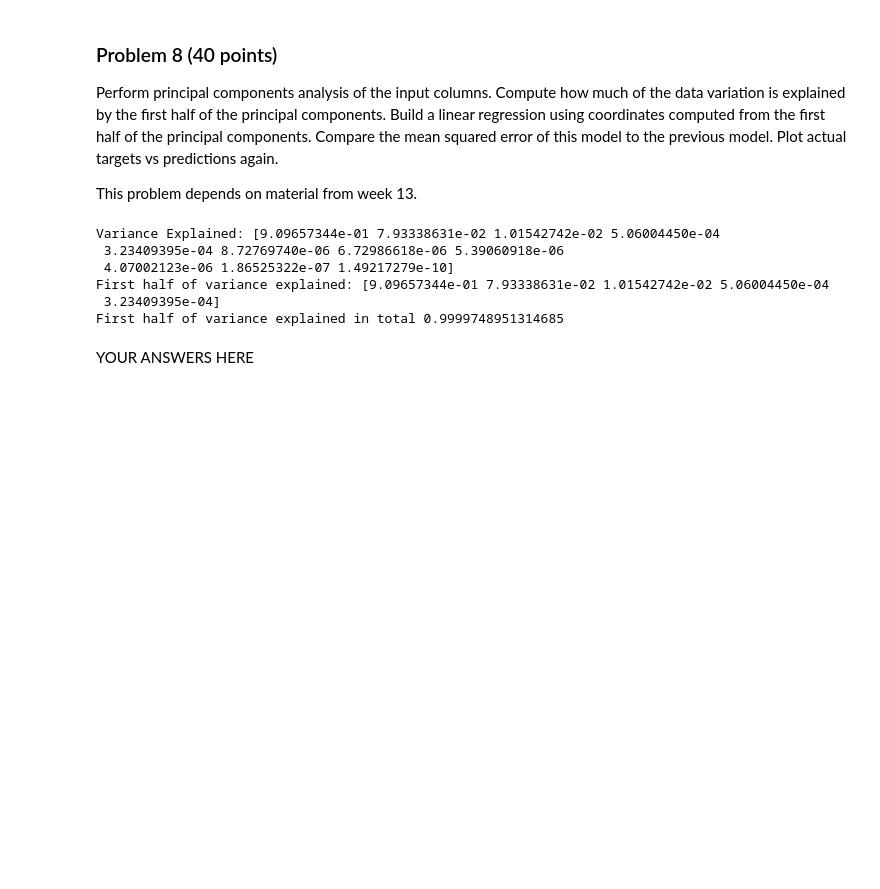
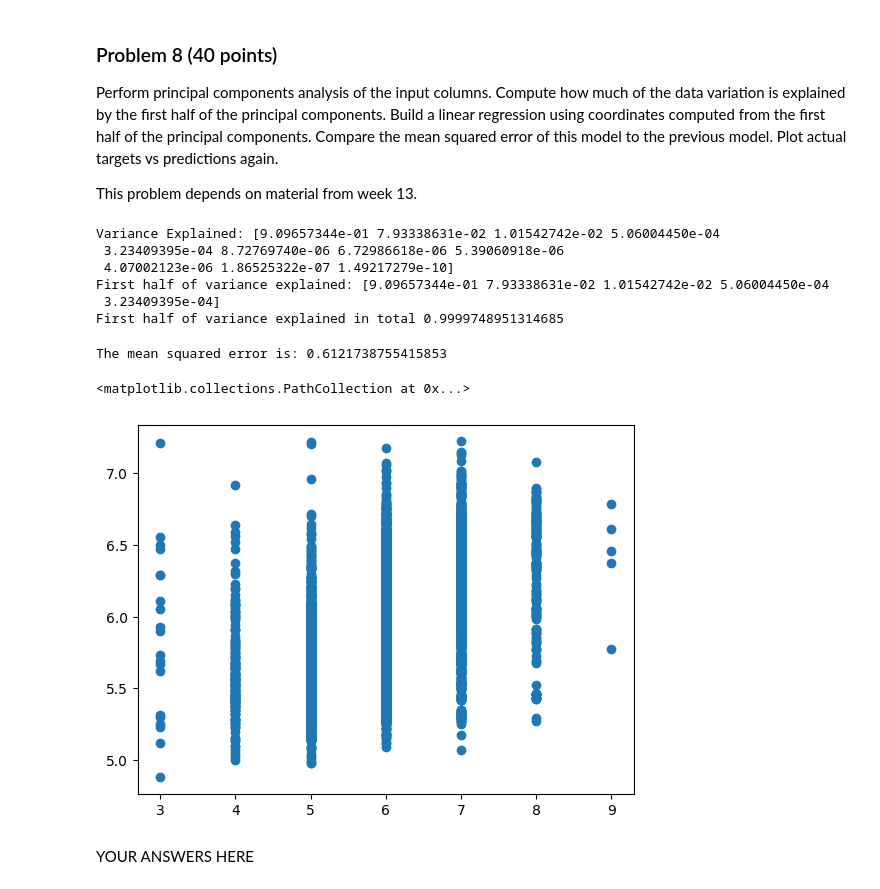
Before and after one commit to brittanygenzmann/dx601-final-project, a Jupyter notebook: project.ipynb, the cells around one changed output. Saved outputs shown, nothing was run; the diff lists cells and outputs as text; code cells hidden in the pictures; blank space fills up the shorter version.

```diff
--- a/project.ipynb
+++ b/project.ipynb
@@ -593,6 +593,30 @@ Variance Explained: [9.09657344e-01 7.93338631e-02 1.01542742e-02 5.06004450e-04
 First half of variance explained: [9.09657344e-01 7.93338631e-02 1.01542742e-02 5.06004450e-04
  3.23409395e-04]
 First half of variance explained in total 0.9999748951314685
+# %%
+#Linear Regression
+
+from sklearn.linear_model import LinearRegression
+X = wine_pca[:, :5]
+y = wine['target']
+model = LinearRegression()
+model.fit(X, y)
+ypred = model.predict(X)
+# %%
+#MSE mse is just L2 loss which the closer number to 0 the better fit the model's predictions
+squared_error = (y - ypred)**2
+mean_squared_error = np.mean(squared_error)
+print("The mean squared error is:", mean_squared_error)
+# %% [output]
+The mean squared error is: 0.6121738755415853
+# %%
+# Plot actual vs predicted
+actual = y
+predicted = ypred
+plt.scatter(y, ypred)
+# %% [output]
+<matplotlib.collections.PathCollection at 0x...>
+[figure, added]
 # %% [markdown]
 YOUR ANSWERS HERE
 # %% [markdown]
```
Also changed, not shown: parts of 3 cells of this notebook.
